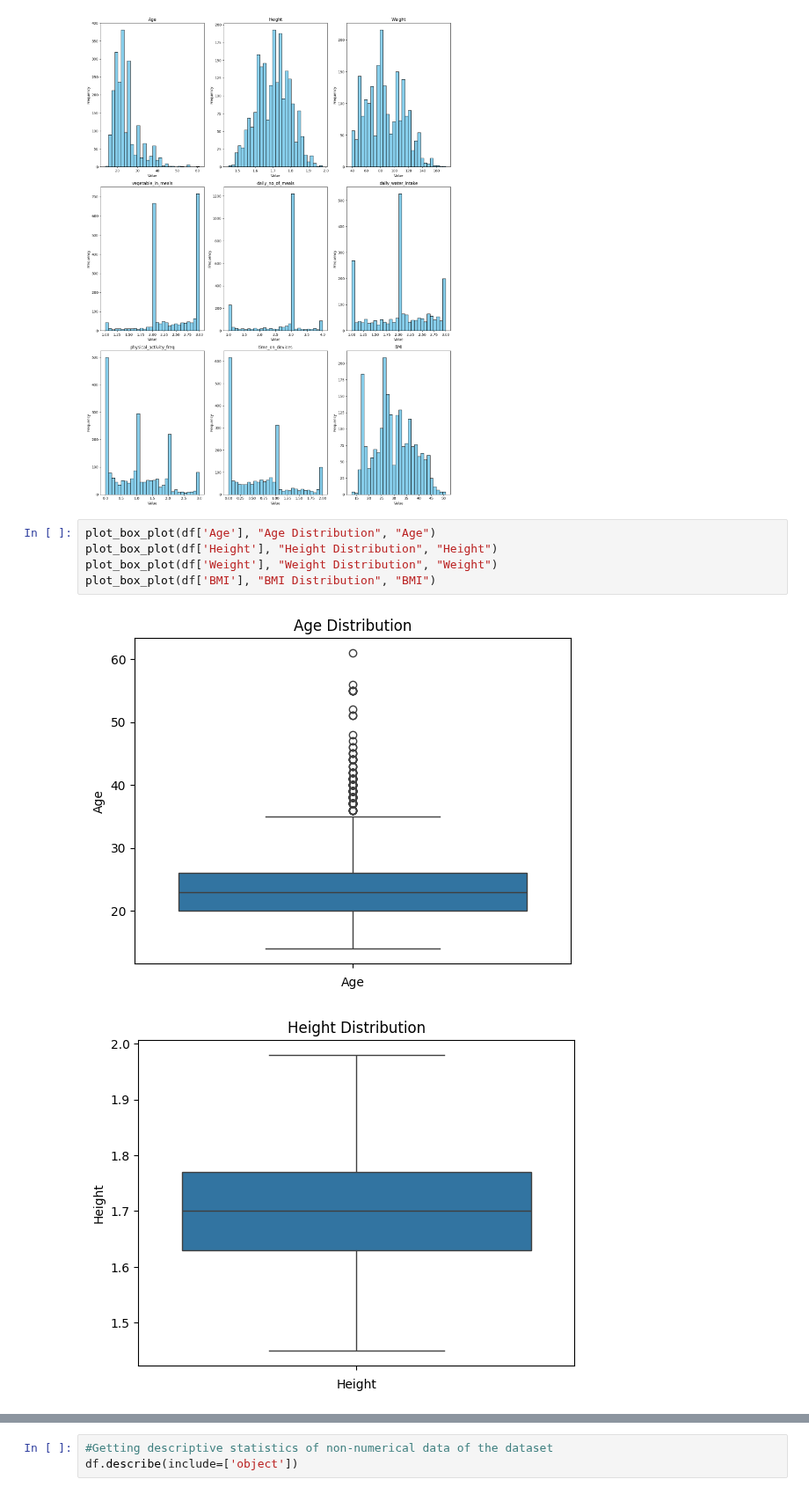
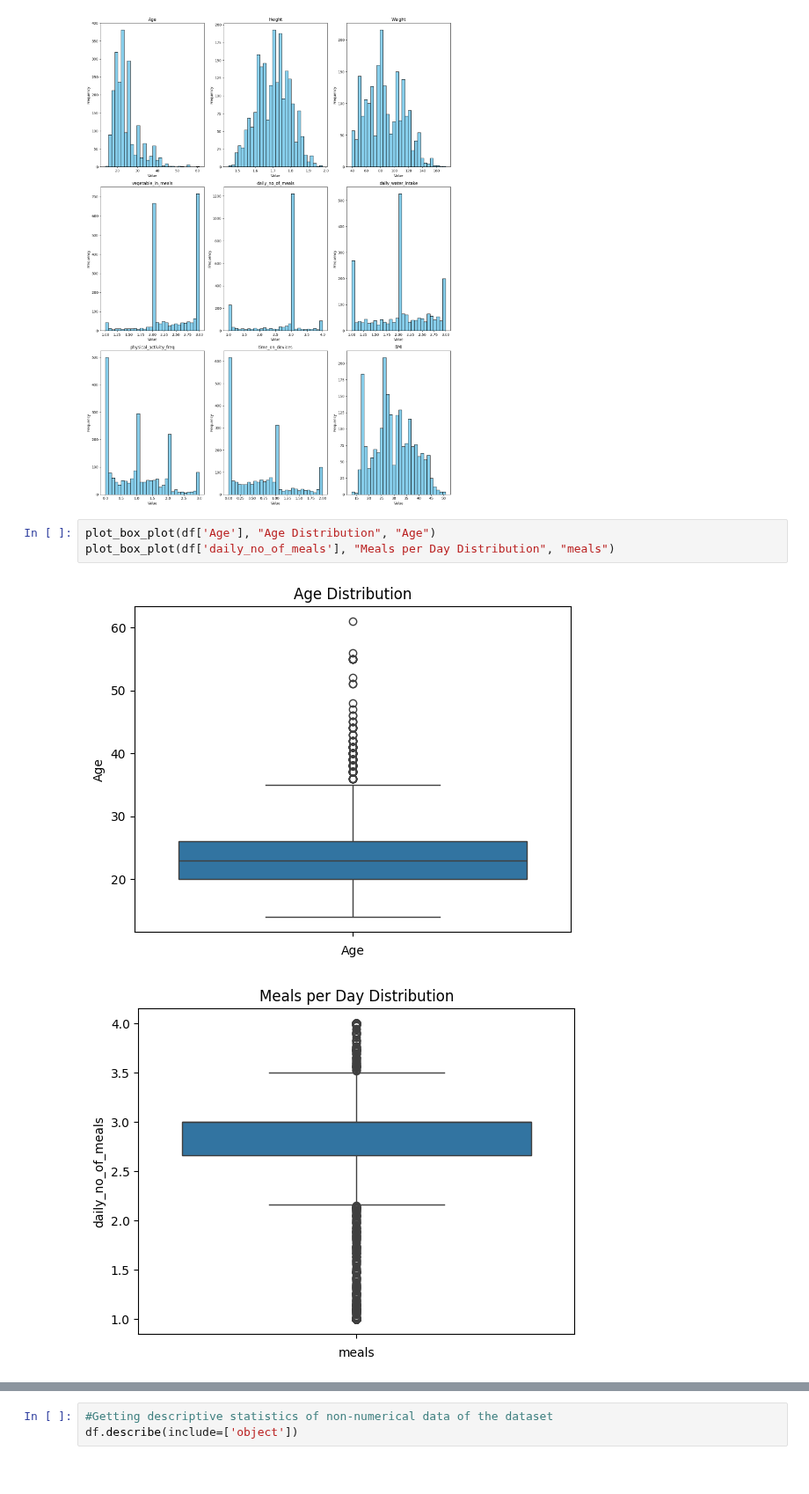
Before and after one commit to SamGombs20/DataAnalysisSample, a Jupyter notebook: code/obesiScanAnalysis.ipynb, the cells around one changed output, grey strips where cells are left out. Shown at 88% size. Saved outputs shown, nothing was run; the diff lists cells and outputs as text.

```diff
--- a/code/obesiScanAnalysis.ipynb
+++ b/code/obesiScanAnalysis.ipynb
@@ -91,9 +91,7 @@ plt.show()
 [figure]
 # %%
 plot_box_plot(df['Age'], "Age Distribution", "Age")
-plot_box_plot(df['Height'], "Height Distribution", "Height")
-plot_box_plot(df['Weight'], "Weight Distribution", "Weight")
-plot_box_plot(df['BMI'], "BMI Distribution", "BMI")
+plot_box_plot(df['daily_no_of_meals'], "Meals per Day Distribution", "meals")
 # %% [output]
 [figure]
-[figure, old version]
+[figure, new version]
```
Also changed, not shown: parts of 2 cells of this notebook.
